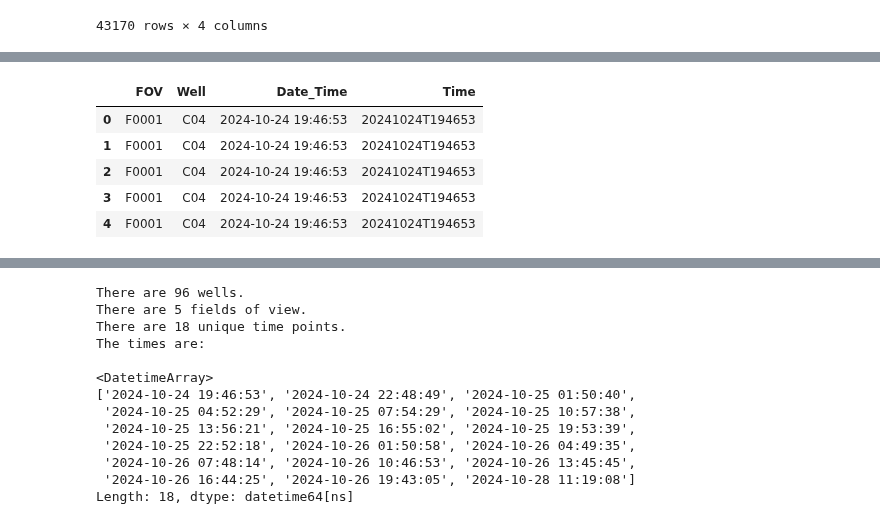
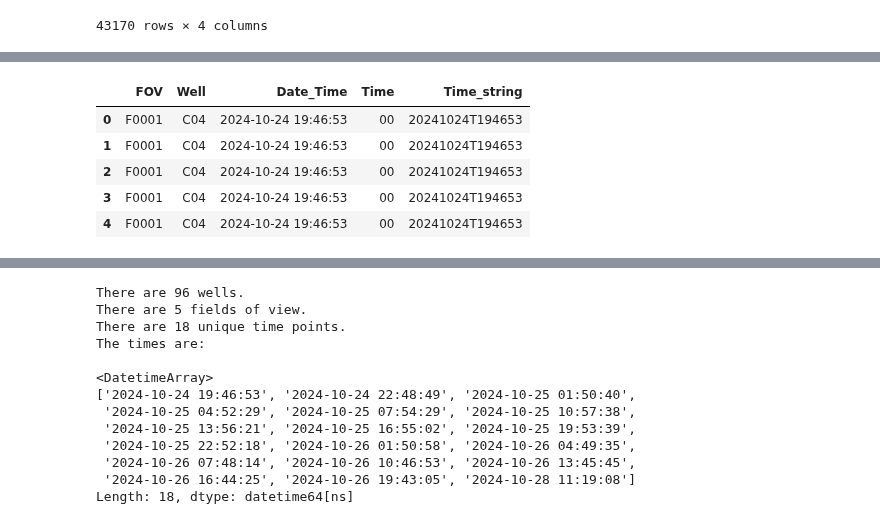
Before and after one commit to MikeLippincott/pyroptosis_live-cell_timelapse, a Jupyter notebook: Wave1_data/1.preprocess_data/notebooks/0.preprocess_raw_data.ipynb, the cells around one changed output, grey strips where cells are left out. Drawn from its saved outputs; the diff is of its cells as text; code cells hidden in the pictures.

```diff
--- a/Wave1_data/1.preprocess_data/notebooks/0.preprocess_raw_data.ipynb
+++ b/Wave1_data/1.preprocess_data/notebooks/0.preprocess_raw_data.ipynb
@@ -107,7 +107,12 @@ df
 # %%
 # format the time into YYYY-MM-DD HH:MM:SS
 df["Date_Time"] = pd.to_datetime(df["Date_Time"], format="%Y%m%d%H%M%S")
+# keep the Time column as a string for searching in files later
 
+df["Time_string"] = df["Time"].copy()
+# copy the Date_Time column to the time columns
+
+df["Time"] = df["Date_Time"].copy()
 # sort by Date, Time, Plate, Well, FOV
 df.sort_values(by=["Date_Time", "Time", "Well", "FOV"], inplace=True)
 df.reset_index(drop=True, inplace=True)
@@ -121,0 +127,9 @@ df.head()
+# %%
+df["Date_Time"].unique()
+# map the unique dates to a dictionary
+date_map = {date: i for i, date in enumerate(df["Time"].unique())}
+
+df["Time"] = df["Time"].map(date_map)
+# make the time column have a leading zero
+df["Time"] = df["Time"].apply(lambda x: f"{x:02}")
+df.head()
@@ -122,26 +143,28 @@ df.head()
 # %%
 # well dictionary for mapping
 # Generate the dictionary dynamically
 # implemented via Jenna Tomkinson
 well_map = {
     f"{i:04d}": f"{row}{col:02d}"
     for i, (row, col) in enumerate(
         ((r, c) for r in string.ascii_uppercase[:16] for c in range(1, 25)), start=1
     )
 }
 
 # write the well map to a json file
-path_to_repo_data = pathlib.Path("../../../data/processed/").resolve()
-path_to_repo_data.mkdir(exist_ok=True, parents=True)
-with open(path_to_repo_data / "well_map.json", "w") as f:
+path_to_processed_data = pathlib.Path("../../../data/processed/").resolve()
+path_to_processed_data.mkdir(exist_ok=True, parents=True)
+with open(path_to_processed_data / "well_map.json", "w") as f:
     json.dump(well_map, f)
 # map the well to the well_map
 df["Well"] = df["Well"].map(well_map)
+# sort by Data_Time
+df.sort_values(by=["Date_Time", "Time", "Well", "FOV"], inplace=True)
 df.head()
 # %% [output]
-|  | FOV | Well | Date_Time | Time |
-| 0 | F0001 | C04 | 2024-10-24 19:46:53 | 20241024T194653 |
-| 1 | F0001 | C04 | 2024-10-24 19:46:53 | 20241024T194653 |
-| 2 | F0001 | C04 | 2024-10-24 19:46:53 | 20241024T194653 |
-| 3 | F0001 | C04 | 2024-10-24 19:46:53 | 20241024T194653 |
-| 4 | F0001 | C04 | 2024-10-24 19:46:53 | 20241024T194653 |
+|  | FOV | Well | Date_Time | Time | Time_string |
+| 0 | F0001 | C04 | 2024-10-24 19:46:53 | 00 | 20241024T194653 |
+| 1 | F0001 | C04 | 2024-10-24 19:46:53 | 00 | 20241024T194653 |
+| 2 | F0001 | C04 | 2024-10-24 19:46:53 | 00 | 20241024T194653 |
+| 3 | F0001 | C04 | 2024-10-24 19:46:53 | 00 | 20241024T194653 |
+| 4 | F0001 | C04 | 2024-10-24 19:46:53 | 00 | 20241024T194653 |
```
Also changed, not shown: parts of 4 cells of this notebook, 1 other file.
